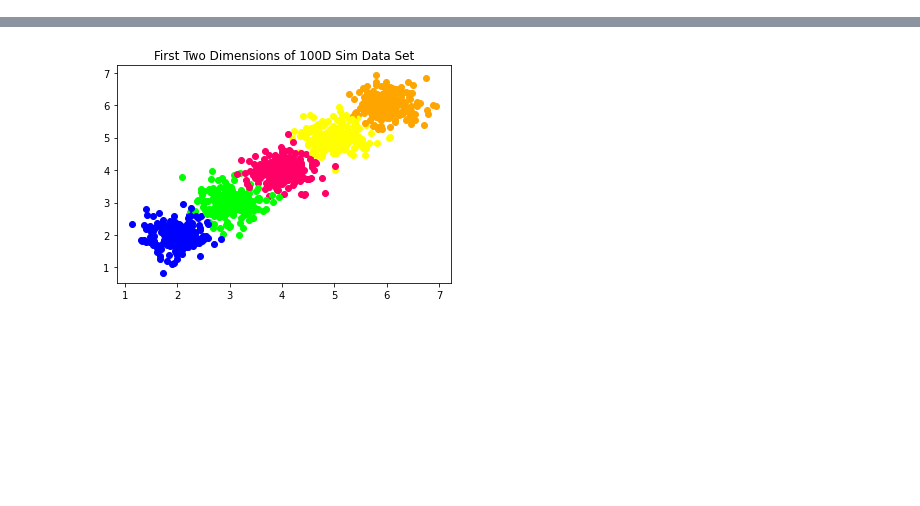
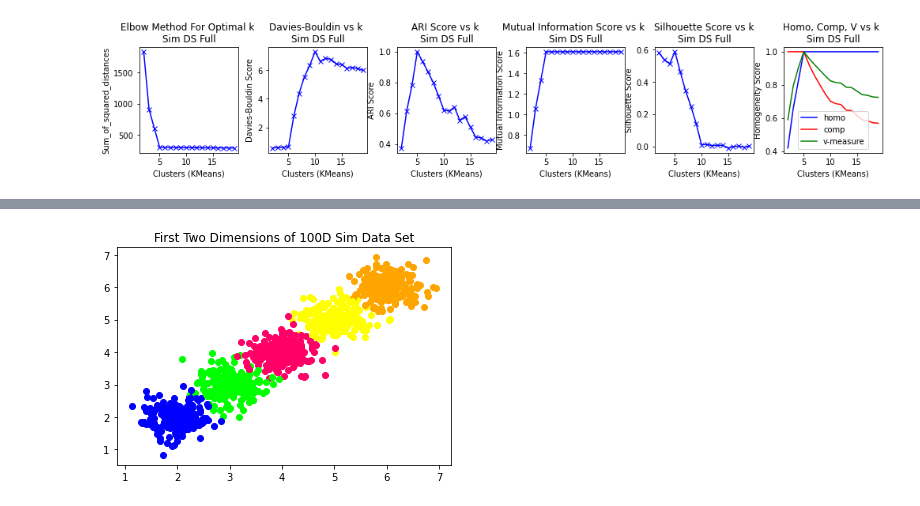
Before and after one commit to swaBid/CS7641, a Jupyter notebook: notebooks/assign3/assign3_K-means.ipynb, the cells around one changed output, grey strips where cells are left out. Drawn from its saved outputs; the diff is of its cells as text; code cells hidden in the pictures; blank space fills up the shorter version.

```diff
--- a/notebooks/assign3/assign3_K-means.ipynb
+++ b/notebooks/assign3/assign3_K-means.ipynb
@@ -69,0 +20,10 @@ scaled_data =mms.transform(X)
+# %%
+test=DataProcess()
+X,y=test.get_data(1) #simulated ds
+
+sc=StandardScaler()
+sc.fit(X)
+scaled_data=sc.transform(X)
+test.KmeansOutput(scaled_data,y,"Sim DS","Full")
+# %% [output]
+[figure, added]
```
Also changed, not shown: parts of 10 cells of this notebook, 4 other files.
